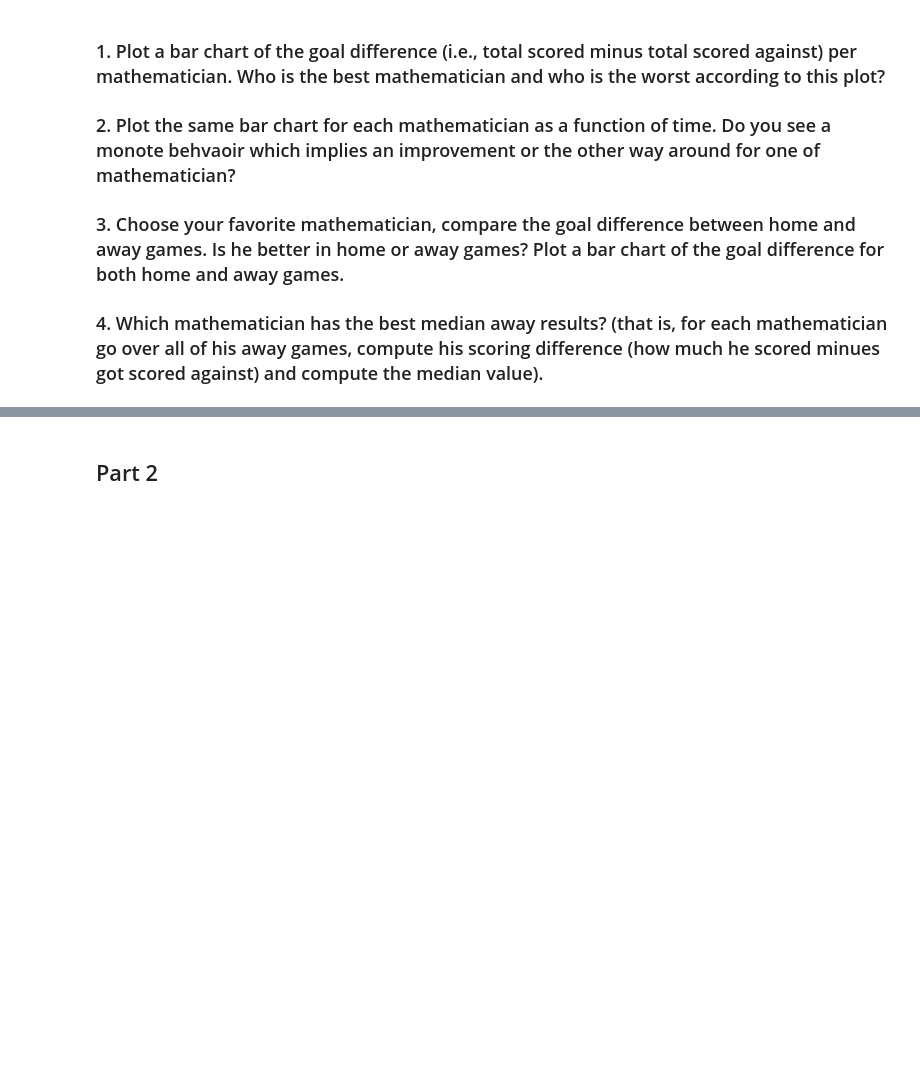
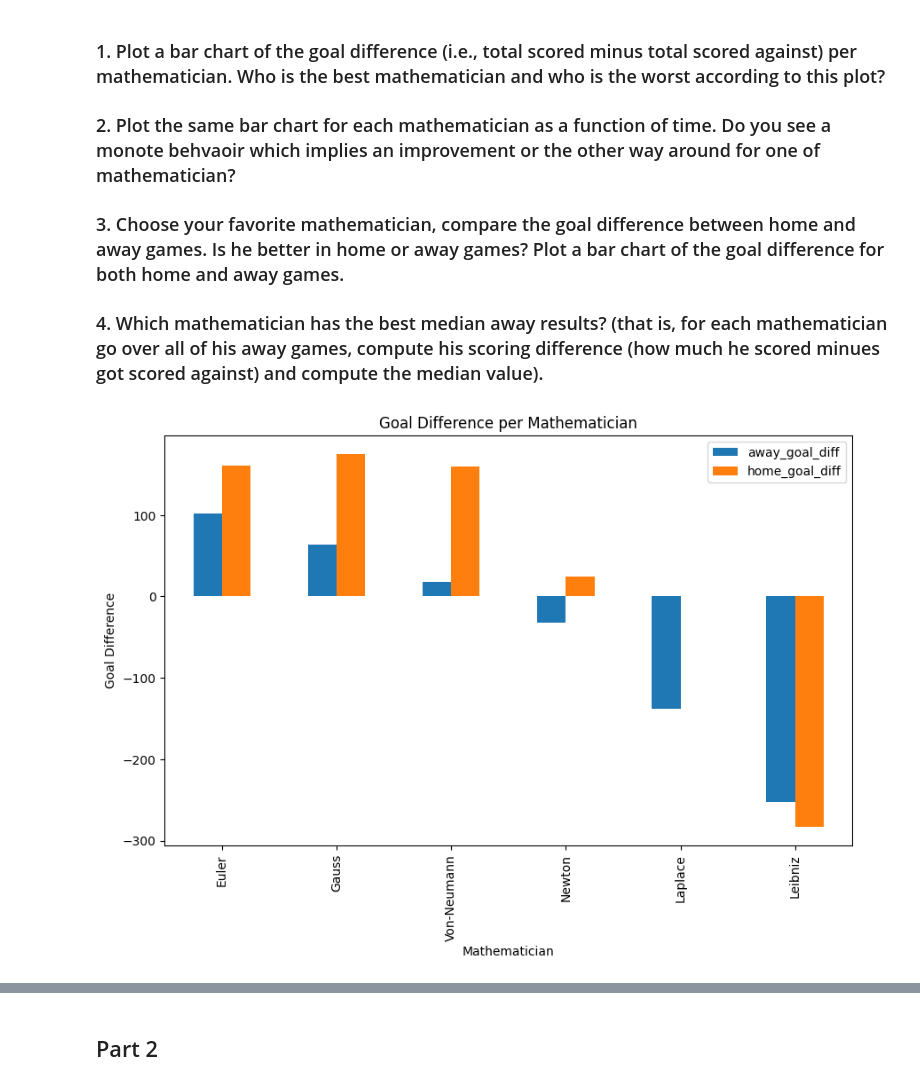
Before and after one commit to estivengrx/Freelancer-2, a Jupyter notebook: bayer_analysis_2/project_semester_B/Notebooks/mathball.ipynb, the cells around one changed output, grey strips where cells are left out. Cells and saved outputs as stored; diff of their text form; code cells hidden in the pictures; blank space fills up the shorter version.

```diff
--- a/bayer_analysis_2/project_semester_B/Notebooks/mathball.ipynb
+++ b/bayer_analysis_2/project_semester_B/Notebooks/mathball.ipynb
@@ -51,3 +51,21 @@ df_all.head()
 ### 2. Plot the same bar chart for each mathematician  as a function of time. Do you see a monote behvaoir which implies an improvement or the other way around for one of mathematician?
 ### 3. Choose your favorite mathematician, compare the goal difference between home and away games. Is he better in home or away games? Plot a bar chart of the goal difference for both home and away games.
 ### 4. Which mathematician has the best median away results? (that is, for each mathematician go over all of his away games, compute his scoring difference (how much he scored minues got scored against) and compute the median value).
+# %%
+# Calculate goal difference per mathematician
+df_all['home_goal_diff'] = df_all['home_score'] - df_all['away_score']
+df_all['away_goal_diff'] = df_all['away_score'] - df_all['home_score']
+
+home_goal_diff = df_all.groupby('home_player')['home_goal_diff'].sum().reset_index()
+away_goal_diff = df_all.groupby('away_player')['away_goal_diff'].sum().reset_index()
+
+goal_diff = home_goal_diff.set_index('home_player').add(away_goal_diff.set_index('away_player'), fill_value=0)
+
+# Plot the bar chart
+goal_diff.sort_values(by='away_goal_diff', ascending=False).plot(kind='bar', figsize=(10, 6))
+plt.title('Goal Difference per Mathematician')
+plt.xlabel('Mathematician')
+plt.ylabel('Goal Difference')
+plt.show()
+# %% [output]
+[figure, added]
```
Also changed, not shown: parts of 18 cells of this notebook.
